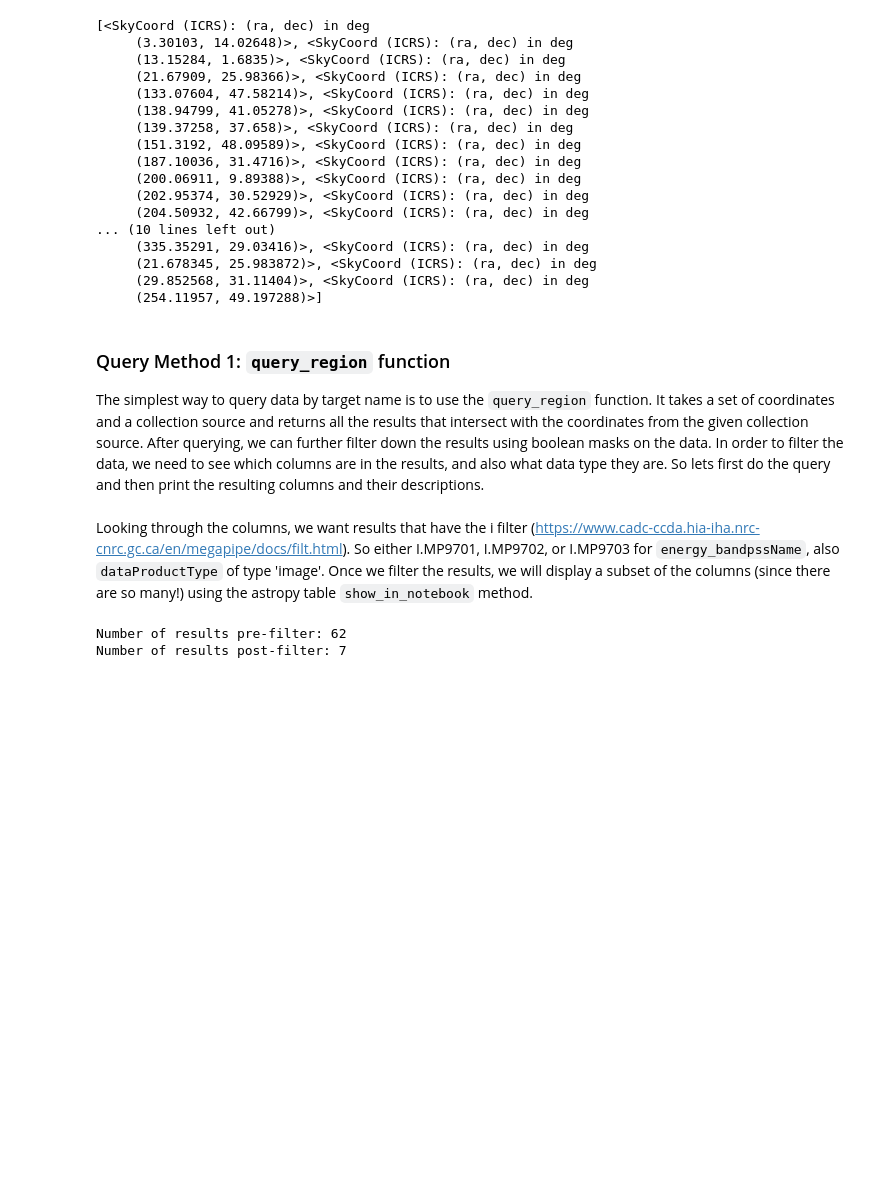
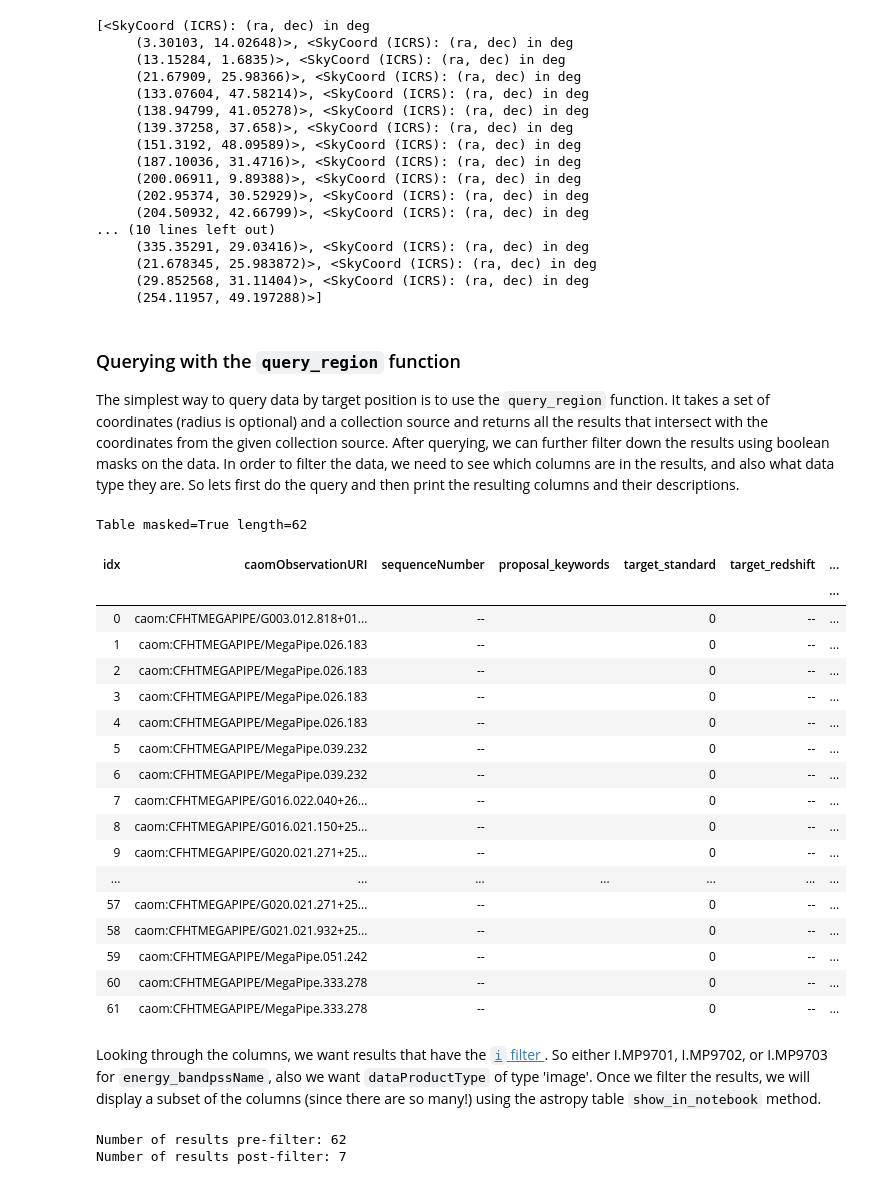
Before and after one commit to ellieb/astroquery_tutorial, a Jupyter notebook: astroquery_example_quasars.ipynb, the cells around one changed output. Drawn from its saved outputs; the diff is of its cells as text; code cells hidden in the pictures; blank space fills up the shorter version.

```diff
--- a/astroquery_example_quasars.ipynb
+++ b/astroquery_example_quasars.ipynb
@@ -83,7 +78,7 @@ FROM spiders_quasar
 WHERE redshift > 2.2 AND CLASS_BEST='QSO' AND DR14_ZWARNING=0"""
 
 # Build the request
-base_url = 'http://skyserver.sdss.org/dr15/SkyServerWS/SearchTools/SqlSearch'
+base_url = 'http://skyserver.sdss.org/dr14/SkyServerWS/SearchTools/SqlSearch'
 parameters = {'cmd': query, 'format': 'fits'}
 url_params = urllib.parse.urlencode(parameters)
 data_url = '{}?{}'.format(base_url, url_params)
@@ -159,8 +154,8 @@ coords_list
      (29.852568, 31.11404)>, <SkyCoord (ICRS): (ra, dec) in deg
      (254.11957, 49.197288)>]
 # %% [markdown]
-### Query Method 1: `query_region` function
-The simplest way to query data by target name is to use the `query_region` function. It takes a set of coordinates and a collection source and returns all the results that intersect with the coordinates from the given collection source. After querying, we can further filter down the results using boolean masks on the data. In order to filter the data, we need to see which columns are in the results, and also what data type they are. So lets first do the query and then print the resulting columns and their descriptions.
+### Querying with the `query_region` function
+The simplest way to query data by target position is to use the `query_region` function. It takes a set of coordinates (radius is optional) and a collection source and returns all the results that intersect with the coordinates from the given collection source. After querying, we can further filter down the results using boolean masks on the data. In order to filter the data, we need to see which columns are in the results, and also what data type they are. So lets first do the query and then print the resulting columns and their descriptions.
 # %%
 from astropy.table import vstack
 from astroquery.cadc import Cadc
@@ -190,7 +179,29 @@ for target_name, coords in zip(name_list, coords_list): # TODO: try with coords
 
 results = vstack(results_list)
+# %%
+results.show_in_notebook()
+# %% [output]
+Table masked=True length=62
+| idx | caomObservationURI | sequenceNumber | proposal_keywords | target_standard | target_redshift | ... |
+|  |  |  |  |  |  | ... |
+| 0 | caom:CFHTMEGAPIPE/G003.012.818+01... | -- |  | 0 | -- | ... |
+| 1 | caom:CFHTMEGAPIPE/MegaPipe.026.183 | -- |  | 0 | -- | ... |
+| 2 | caom:CFHTMEGAPIPE/MegaPipe.026.183 | -- |  | 0 | -- | ... |
+| 3 | caom:CFHTMEGAPIPE/MegaPipe.026.183 | -- |  | 0 | -- | ... |
+| 4 | caom:CFHTMEGAPIPE/MegaPipe.026.183 | -- |  | 0 | -- | ... |
+| 5 | caom:CFHTMEGAPIPE/MegaPipe.039.232 | -- |  | 0 | -- | ... |
+| 6 | caom:CFHTMEGAPIPE/MegaPipe.039.232 | -- |  | 0 | -- | ... |
+| 7 | caom:CFHTMEGAPIPE/G016.022.040+26... | -- |  | 0 | -- | ... |
+| 8 | caom:CFHTMEGAPIPE/G016.021.150+25... | -- |  | 0 | -- | ... |
+| 9 | caom:CFHTMEGAPIPE/G020.021.271+25... | -- |  | 0 | -- | ... |
+| ... | ... | ... | ... | ... | ... | ... |
+| 57 | caom:CFHTMEGAPIPE/G020.021.271+25... | -- |  | 0 | -- | ... |
+| 58 | caom:CFHTMEGAPIPE/G021.021.932+25... | -- |  | 0 | -- | ... |
+| 59 | caom:CFHTMEGAPIPE/MegaPipe.051.242 | -- |  | 0 | -- | ... |
+| 60 | caom:CFHTMEGAPIPE/MegaPipe.333.278 | -- |  | 0 | -- | ... |
+| 61 | caom:CFHTMEGAPIPE/MegaPipe.333.278 | -- |  | 0 | -- | ... |
 # %% [markdown]
-Looking through the columns, we want results that have the i filter (https://www.cadc-ccda.hia-iha.nrc-cnrc.gc.ca/en/megapipe/docs/filt.html). So either I.MP9701, I.MP9702, or I.MP9703 for `energy_bandpssName`, also `dataProductType` of type 'image'. Once we filter the results, we will display a subset of the columns (since there are so many!) using the astropy table `show_in_notebook` method.
+Looking through the columns, we want results that have the [`i` filter ](https://www.cadc-ccda.hia-iha.nrc-cnrc.gc.ca/en/megapipe/docs/filt.html). So either I.MP9701, I.MP9702, or I.MP9703 for `energy_bandpssName`, also we want `dataProductType` of type 'image'. Once we filter the results, we will display a subset of the columns (since there are so many!) using the astropy table `show_in_notebook` method.
 # %%
 # Construct the filter
 results_filter = ([energy_bandpass_name.startswith('i.') for energy_bandpass_name in
```
Also changed, not shown: parts of 14 cells of this notebook.
